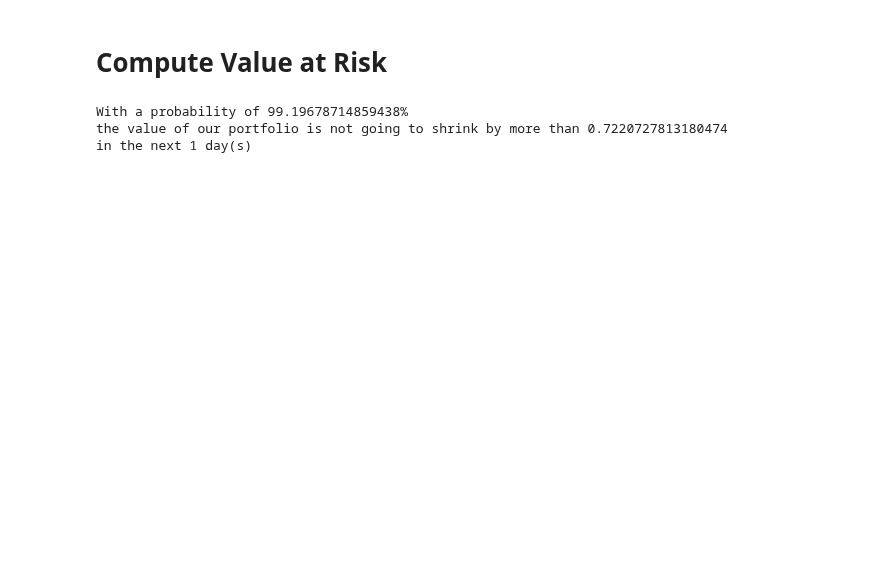
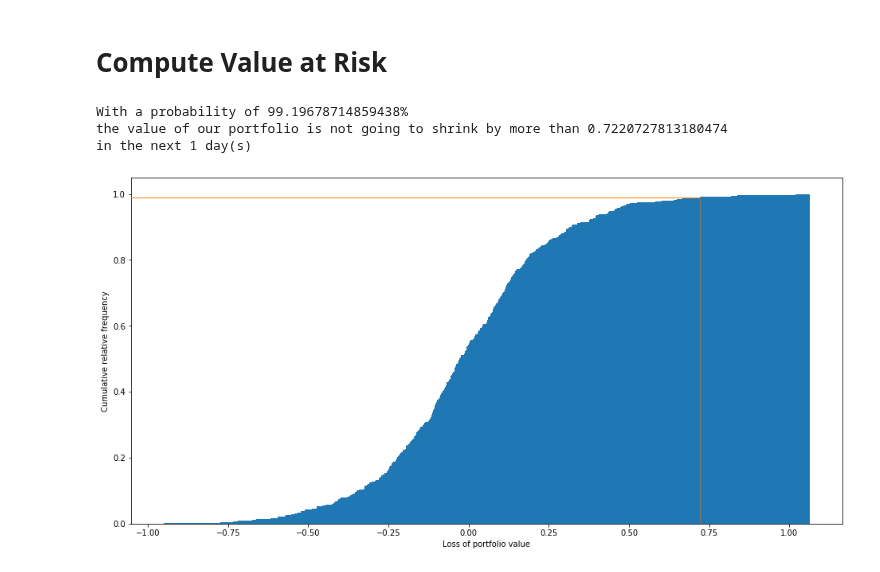
Before and after one commit to Schlendrian/jupyter-notebooks, a Jupyter notebook: instruments/VaR_hist.ipynb, the cells around one changed output. Cells and saved outputs as stored; diff of their text form; code cells hidden in the pictures; blank space fills up the shorter version.

```diff
--- a/instruments/VaR_hist.ipynb
+++ b/instruments/VaR_hist.ipynb
@@ -279,3 +333,45 @@ print('in the next ' + str(timeinterval) + ' day(s)')
 With a probability of 99.19678714859438%
 the value of our portfolio is not going to shrink by more than 0.7220727813180474
 in the next 1 day(s)
+# %%
+# Plot cummulative relative frequencies of loss of portfolio value
+fig_diff = plt.figure(figsize=(16,8))
+ax = fig_diff.gca()
+
+losses = -valDiffsDirty
+losses = np.sort(losses)
+
+# choose bins in a way which maximizes the resolution of the histogramm
+bins = np.unique(losses)
+bins = np.append(bins, losses[len(losses)-1] + 0.00001 )
+
+colorHist = 'tab:blue'
+colorCurrent = 'tab:orange'
+# 'density = True' produces relative frequencies instead of absolute numbers of occurences
+ax.hist(losses, bins=bins, color = colorHist, cumulative = True, density = True, zorder = 20)
+
+# draw lines to highlight the quantile
+hline = ax.axhline(y=quantile, xmin=0, xmax=1, color=colorCurrent, linewidth=1, zorder = 30)
+vline = ax.axvline(x=0.722, ymin=0, ymax=1, color=colorCurrent, linewidth=0.5, zorder = 30)
+
+# clip the lines
+eps = 0.1
+xmin = ax.get_xlim()[0];
+ymin = ax.get_ylim()[0];
+hrect = Rectangle((xmin, quantile - eps), abs(xmin) + 0.722, 2*eps, facecolor="none", edgecolor="none")
+vrect = Rectangle((0.722 - eps, ymin), 2*eps, abs(ymin) + quantile, facecolor="none", edgecolor="none")
+
+ax.add_artist(hrect)
+ax.add_artist(vrect)
+hline.set_clip_path(hrect)
+vline.set_clip_path(vrect)
+
+# TODO: weiter dran arbeiten
+
+
+plt.xlabel('Loss of portfolio value')
+plt.ylabel('Cumulative relative frequency')
+
+plt.show()
+# %% [output]
+[figure, added]
```
Also changed, not shown: parts of 7 cells of this notebook.
